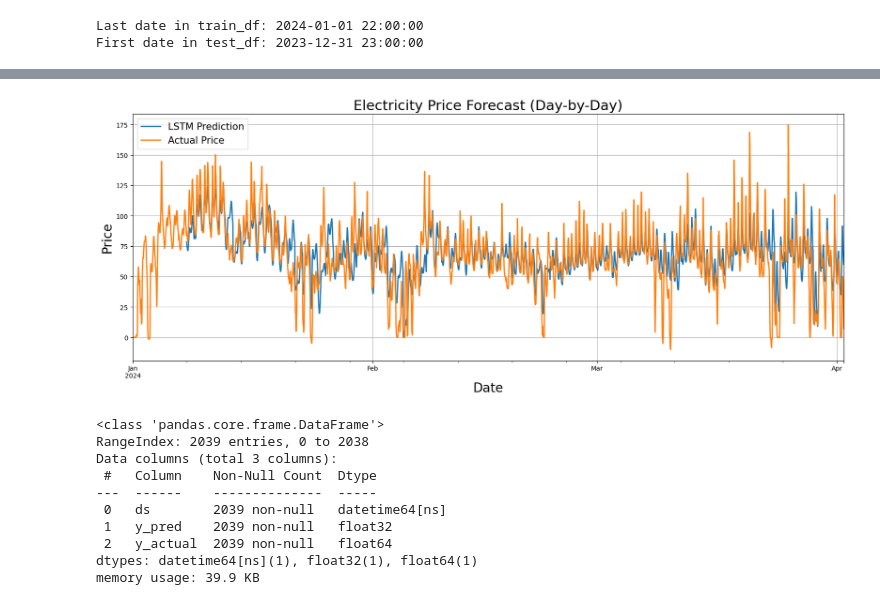
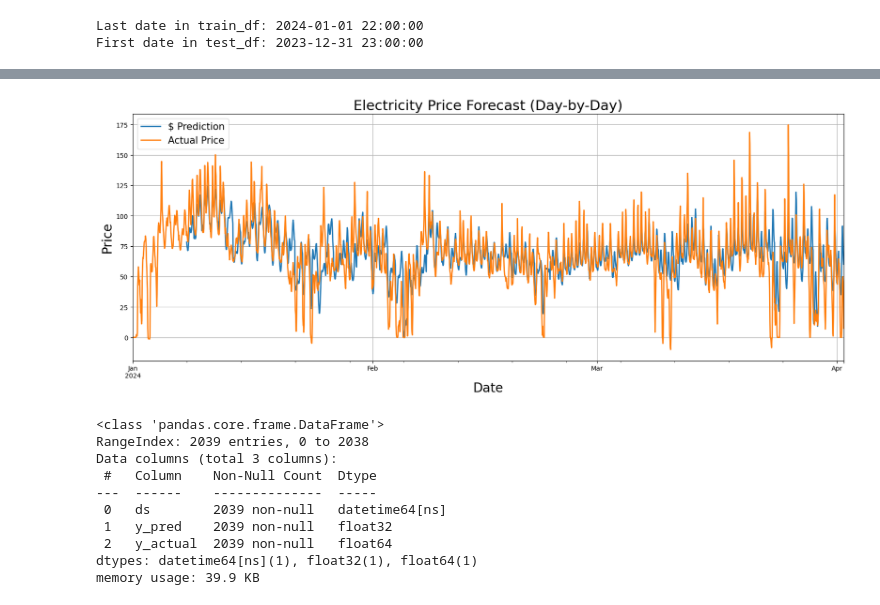
Before and after one commit to SaiShadow/Day-Ahead-EPF, a Jupyter notebook: LSTM_Week_historical.ipynb, the cells around one changed output, grey strips where cells are left out. Cells and saved outputs as stored; diff of their text form; code cells hidden in the pictures.

```diff
--- a/LSTM_Week_historical.ipynb
+++ b/LSTM_Week_historical.ipynb
@@ -67,6 +67,8 @@ from neuralforecast.models import LSTM
 
 horizon = 24
 historical = 24 * 7
+
+model_name = 'LSTM'
 
 # Set up the model with horizon = 24 (for day-ahead hourly forecasts)
 models = [
@@ -75,7 +77,7 @@ models = [
          max_steps=2000,
          scaler_type='standard',
          encoder_n_layers=2,
-         encoder_hidden_size=100,  # Defines the size of the hidden state of the LSTM
+         encoder_hidden_size=100,
          decoder_hidden_size=512,
          ),
 ]
@@ -123,5 +103,5 @@ predictions = [
 forecast_df = pd.concat(predictions, ignore_index=True)
 
 # Ensure the results align with the test dataset
-forecast_df = forecast_df[['ds', 'LSTM']].merge(test_df[['ds', 'y']], on='ds', how='inner')
-forecast_df.rename(columns={'y': 'y_actual', 'LSTM': 'y_pred'}, inplace=True)
+forecast_df = forecast_df[['ds', model_name ]].merge(test_df[['ds', 'y']], on='ds', how='inner')
+forecast_df.rename(columns={'y': 'y_actual', model_name: 'y_pred'}, inplace=True)
@@ -166,22 +108,22 @@ HPU available: False, using: 0 HPUs
 # %%
 import matplotlib.pyplot as plt
 
 # Plotting
 fig, ax = plt.subplots(1, 1, figsize=(20, 7))
 
-# Plot predictions for LSTM model
-forecast_df.set_index('ds')['y_pred'].plot(ax=ax, linewidth=2, label='LSTM Prediction')
+# Plot predictions for model
+forecast_df.set_index('ds')['y_pred'].plot(ax=ax, linewidth=2, label= f'$ Prediction')
 
 # Optional: Plot actual test values for comparison
 test_df.set_index('ds')['y'].plot(ax=ax, linewidth=2, label='Actual Price')
 
 # Formatting the plot
 ax.set_title('Electricity Price Forecast (Day-by-Day)', fontsize=22)
 ax.set_ylabel('Price', fontsize=20)
 ax.set_xlabel('Date', fontsize=20)
 ax.legend(prop={'size': 15})
 ax.grid()
 plt.show()
 # %% [output]
-[figure, old version]
+[figure, new version]
 # %%
```
Also changed, not shown: parts of 5 cells of this notebook.
